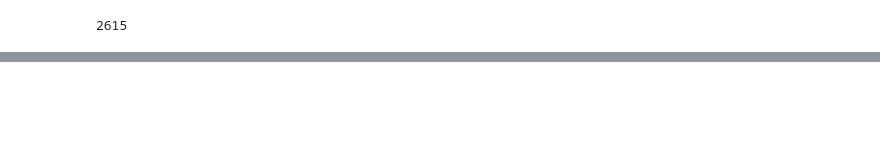
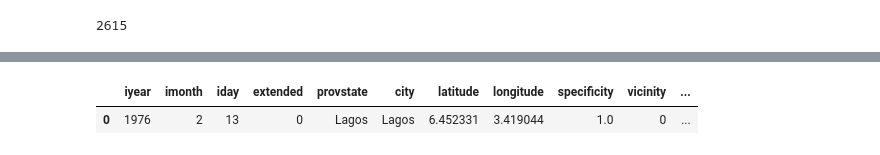
Before and after one commit to danishmeh/Project, a Jupyter notebook: omdena/3rd/terr.ipynb, the cells around one changed output, grey strips where cells are left out. Cells and saved outputs as stored; diff of their text form; code cells hidden in the pictures; blank space fills up the shorter version.

```diff
--- a/omdena/3rd/terr.ipynb
+++ b/omdena/3rd/terr.ipynb
@@ -181,0 +154,5 @@ KeyError: 'Column not found: numerical_variable'
+# %%
+df.head(1)
+# %% [output]
+|  | iyear | imonth | iday | extended | provstate | city | latitude | longitude | specificity | vicinity | ... |
+| 0 | 1976 | 2 | 13 | 0 | Lagos | Lagos | 6.452331 | 3.419044 | 1.0 | 0 | ... |
```
Also changed, not shown: parts of 14 cells of this notebook, 1 other file.
